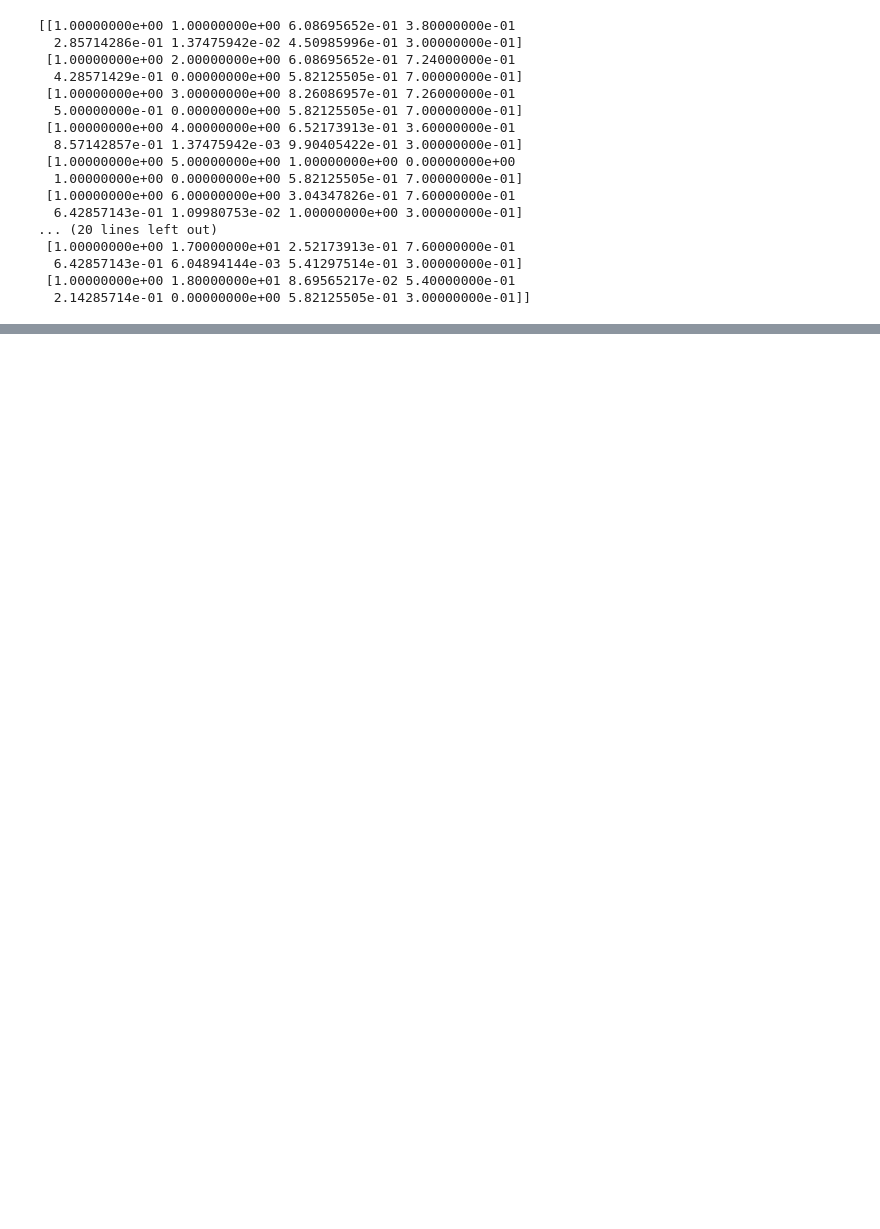
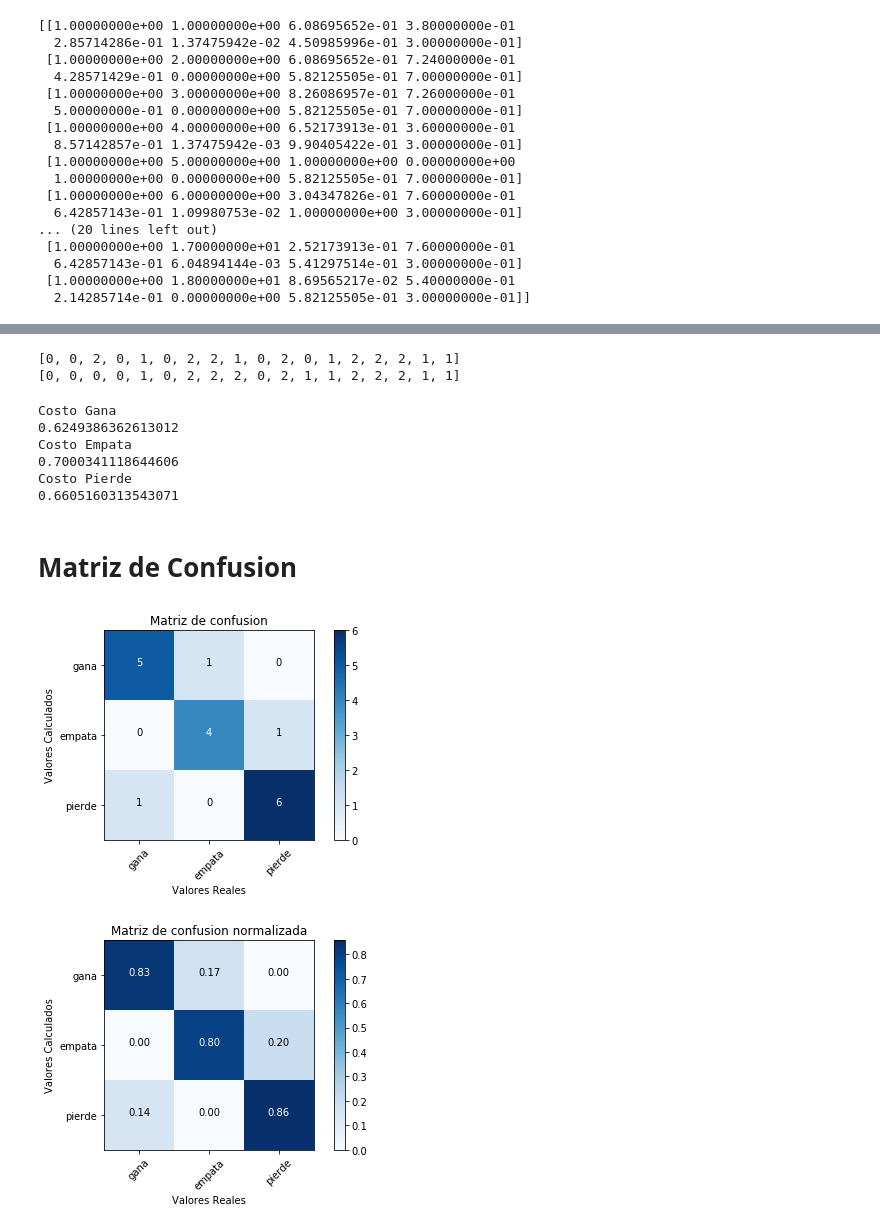
Before and after one commit to ltch23/TIA, a Jupyter notebook: Regresion Logistica.ipynb, the cells around one changed output, grey strips where cells are left out. Drawn from its saved outputs; the diff is of its cells as text; code cells hidden in the pictures; blank space fills up the shorter version.

Commit message:
Agregar matriz de confusion

```diff
--- a/Regresion Logistica.ipynb
+++ b/Regresion Logistica.ipynb
@@ -140,6 +120,3 @@ print(X)
   6.42857143e-01 6.04894144e-03 5.41297514e-01 3.00000000e-01]
  [1.00000000e+00 1.80000000e+01 8.69565217e-02 5.40000000e-01
   2.14285714e-01 0.00000000e+00 5.82125505e-01 3.00000000e-01]]
-# %%
-theta_ = np.zeros((8,1))
-theta_
@@ -213,0 +198,64 @@ ycal= 0.48248553611352196  y= 0
+# %%
+print(y)
+print(y_values_calc)
+# %% [output]
+[0, 0, 2, 0, 1, 0, 2, 2, 1, 0, 2, 0, 1, 2, 2, 2, 1, 1]
+[0, 0, 0, 0, 1, 0, 2, 2, 2, 0, 2, 1, 1, 2, 2, 2, 1, 1]
+# %%
+print("Costo Gana")
+print(logistic_cost(y_pred_gana, y_gana))
+print("Costo Empata")
+print(logistic_cost(y_pred_empata, y_empata))
+print("Costo Pierde")
+print(logistic_cost(y_pred_pierde, y_pierde))
+# %% [output]
+Costo Gana
+0.6249386362613012
+Costo Empata
+0.7000341118644606
+Costo Pierde
+0.6605160313543071
+# %% [markdown]
+# Matriz de Confusion
+# %%
+def plot_confusion_matrix(cm, classes,
+                          normalize=False,
+                          title='Confusion matrix',
+                          cmap=mpl.cm.Blues):
+    if normalize:
+        cm = cm.astype('float') / cm.sum(axis=1)[:, np.newaxis]
+
+    mpl.imshow(cm, interpolation='nearest', cmap=cmap)
+    mpl.title(title)
+    mpl.colorbar()
+    tick_marks = np.arange(len(classes))
+    mpl.xticks(tick_marks, classes, rotation=45)
+    mpl.yticks(tick_marks, classes)
+
+    fmt = '.2f' if normalize else 'd'
+    thresh = cm.max() / 2.
+    for i, j in itertools.product(range(cm.shape[0]), range(cm.shape[1])):
+        mpl.text(j, i, format(cm[i, j], fmt),
+                 horizontalalignment="center",
+                 color="white" if cm[i, j] > thresh else "black")
+
+    mpl.tight_layout()
+    mpl.ylabel('Valores Calculados')
+    mpl.xlabel('Valores Reales')
+# %%
+def conf_matr(values, y, y2):
+    mat = np.zeros((3,3), dtype=int)
+    for i in range(len(y)):
+        mat[y[i]][y2[i]]+=1
+    names=['gana', 'empata', 'pierde']
+    mpl.figure()
+    plot_confusion_matrix(mat, classes=names,
+                          title='Matriz de confusion')
+    mpl.figure()
+    plot_confusion_matrix(matriz, classes=names, normalize=True,
+                          title='Matriz de confusion normalizada')
+
+conf_matr([0,1,2], y, y_values_calc)
+# %% [output]
+[figure, added]
+[figure, added]
```
Also changed, not shown: parts of 24 cells of this notebook.
